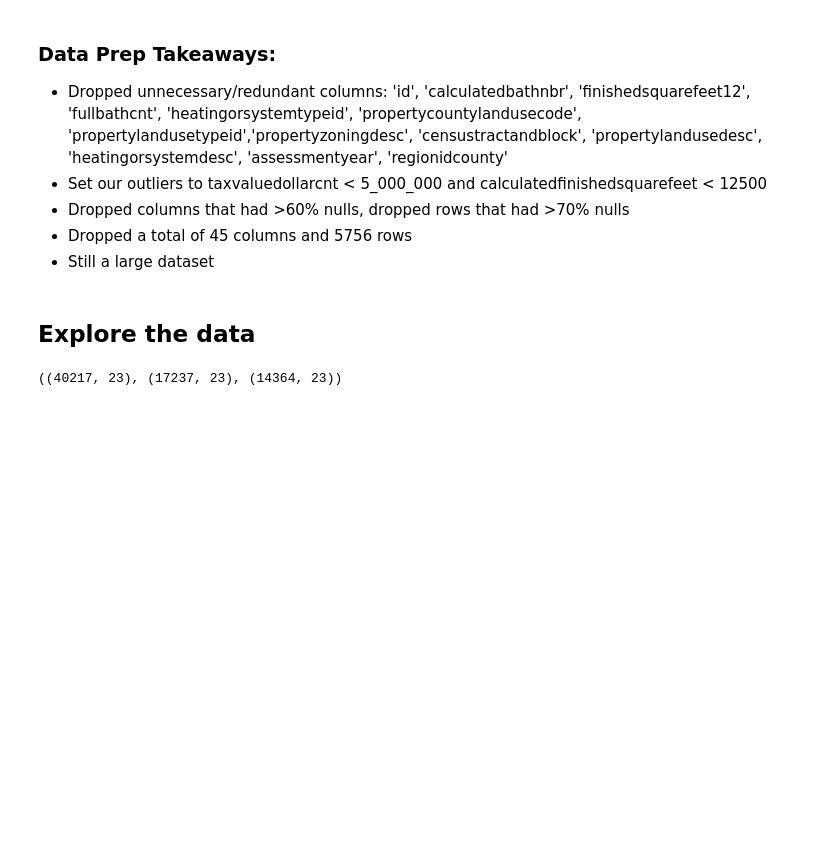
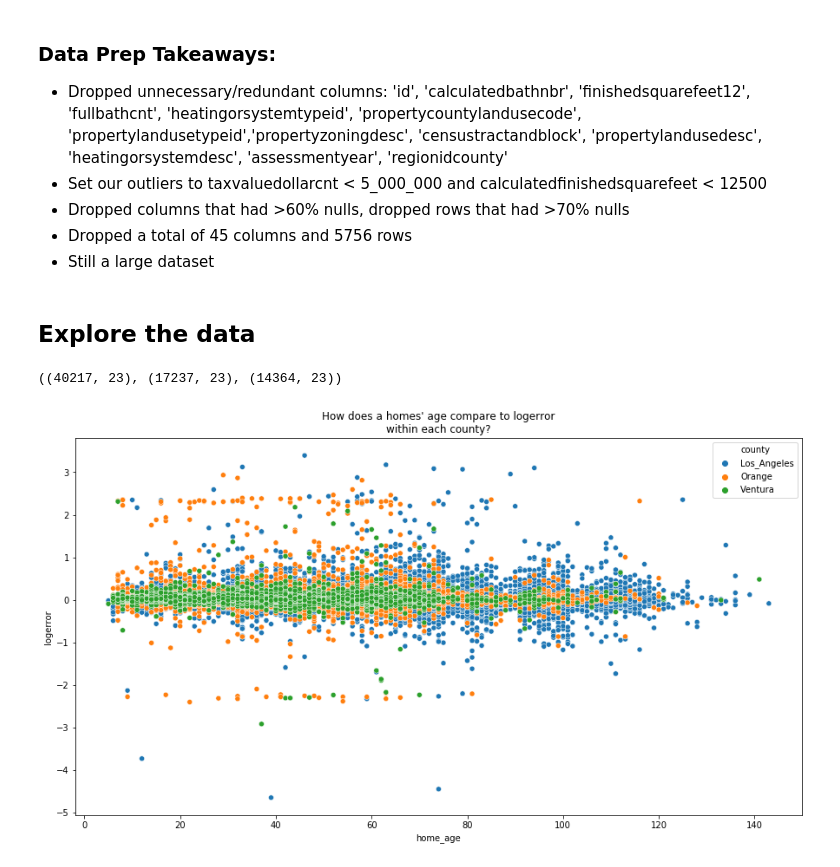
Before and after one commit to SKG-ZillowClusteringProject/zillow_clustering_project, a Jupyter notebook: SKG_Final_Notebook.ipynb, the cells around one changed output. Cells and saved outputs as stored; diff of their text form; code cells hidden in the pictures; blank space fills up the shorter version.

```diff
--- a/SKG_Final_Notebook.ipynb
+++ b/SKG_Final_Notebook.ipynb
@@ -130,3 +130,13 @@ df.describe().T
 train.shape, validate.shape, test.shape
 # %% [output]
 ((40217, 23), (17237, 23), (14364, 23))
+# %%
+# How does a homes' age compare to logerror by county?
+
+plt.rcParams['figure.figsize'] = (15.0, 8.0)
+sns.scatterplot(x='home_age', y='logerror',
+               data=df, hue='county')
+plt.title("How does a homes' age compare to logerror\nwithin each county?")
+plt.show()
+# %% [output]
+[figure, added]
```
Also changed, not shown: parts of 10 cells of this notebook.
